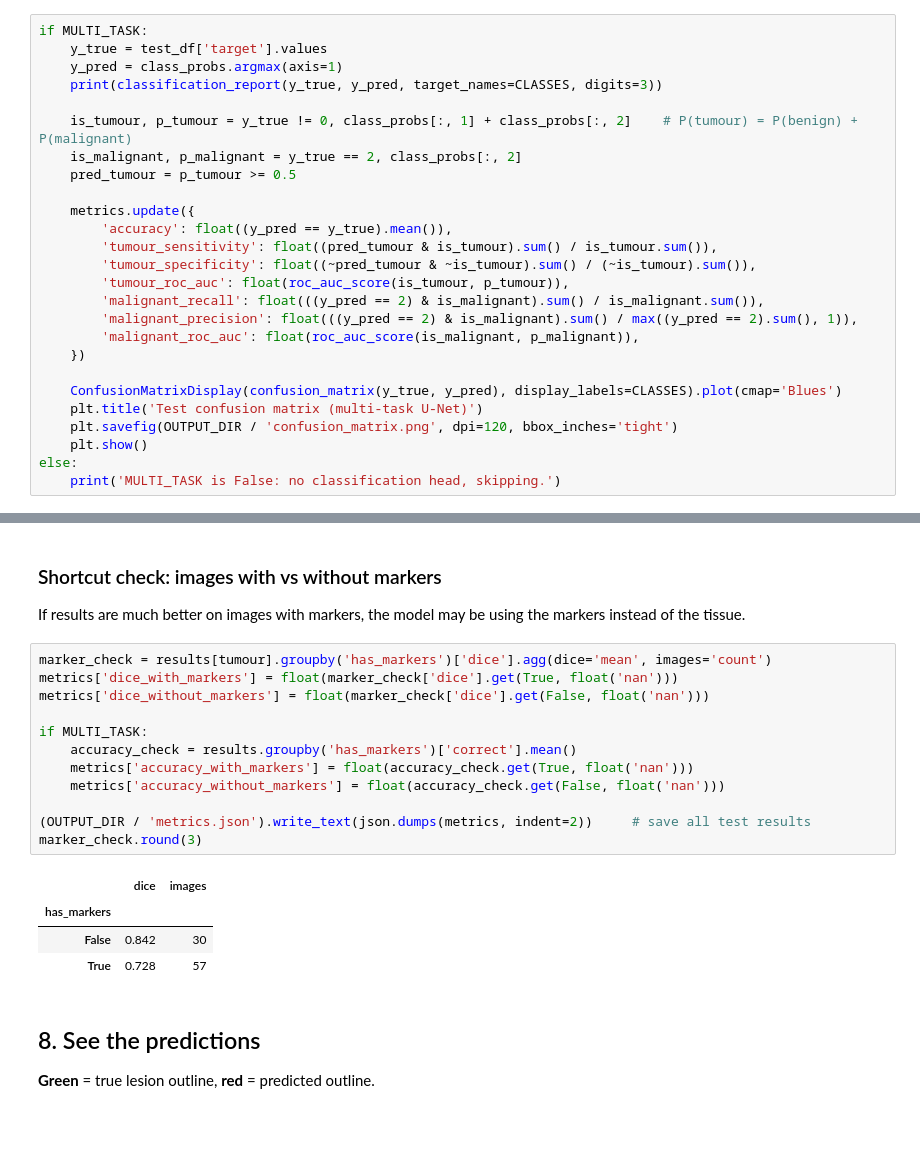
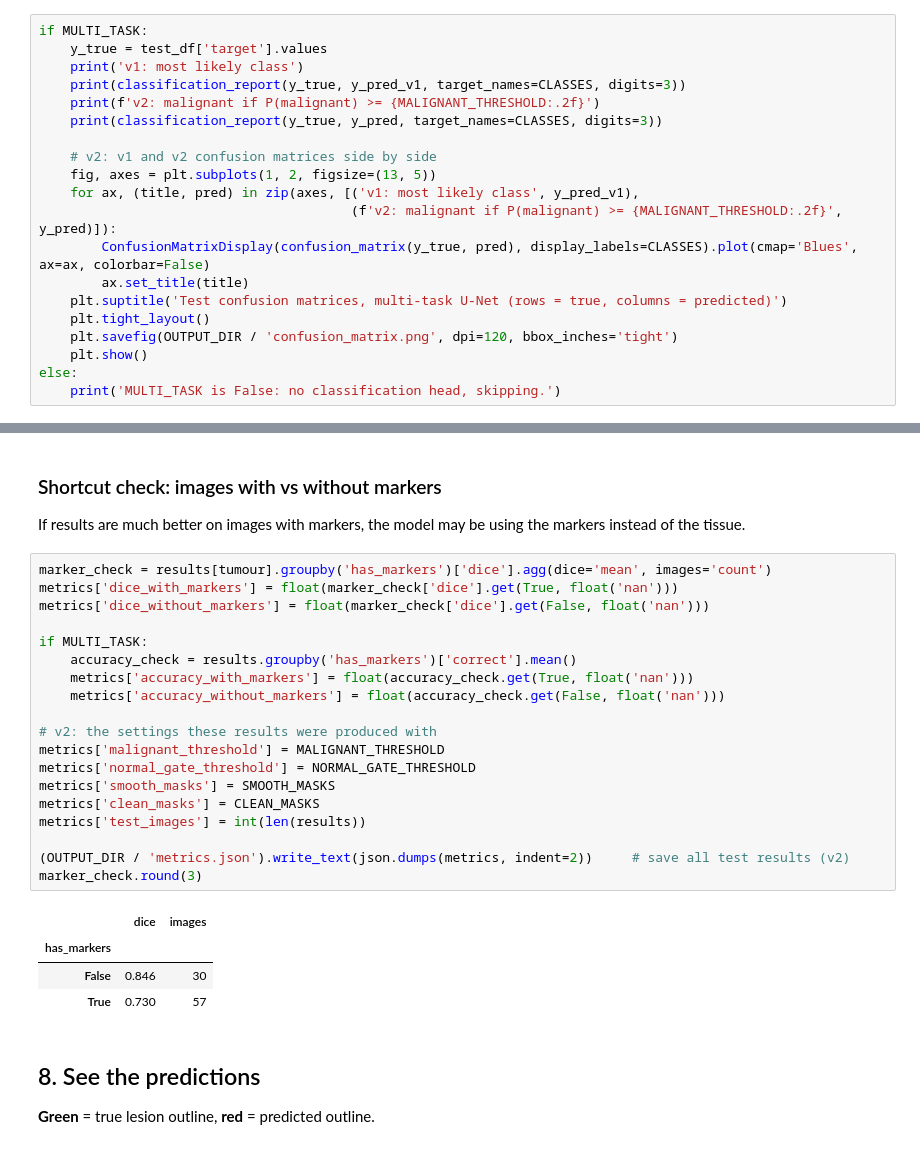
Before and after one commit to Prajwaln08/breast-cancer-detection, a Jupyter notebook: ultrasonic_scans/03_model_unet.ipynb, the cells around one changed output, grey strips where cells are left out. Cells and saved outputs as stored; diff of their text form.

```diff
--- a/ultrasonic_scans/03_model_unet.ipynb
+++ b/ultrasonic_scans/03_model_unet.ipynb
@@ -469,25 +742,19 @@ The same numbers as `02_model_classifier`, so the two models can be compared dir
 # %%
 if MULTI_TASK:
     y_true = test_df['target'].values
-    y_pred = class_probs.argmax(axis=1)
+    print('v1: most likely class')
+    print(classification_report(y_true, y_pred_v1, target_names=CLASSES, digits=3))
+    print(f'v2: malignant if P(malignant) >= {MALIGNANT_THRESHOLD:.2f}')
     print(classification_report(y_true, y_pred, target_names=CLASSES, digits=3))
 
-    is_tumour, p_tumour = y_true != 0, class_probs[:, 1] + class_probs[:, 2]    # P(tumour) = P(benign) + P(malignant)
-    is_malignant, p_malignant = y_true == 2, class_probs[:, 2]
-    pred_tumour = p_tumour >= 0.5
-
-    metrics.update({
-        'accuracy': float((y_pred == y_true).mean()),
-        'tumour_sensitivity': float((pred_tumour & is_tumour).sum() / is_tumour.sum()),
-        'tumour_specificity': float((~pred_tumour & ~is_tumour).sum() / (~is_tumour).sum()),
-        'tumour_roc_auc': float(roc_auc_score(is_tumour, p_tumour)),
-        'malignant_recall': float(((y_pred == 2) & is_malignant).sum() / is_malignant.sum()),
-        'malignant_precision': float(((y_pred == 2) & is_malignant).sum() / max((y_pred == 2).sum(), 1)),
-        'malignant_roc_auc': float(roc_auc_score(is_malignant, p_malignant)),
-    })
-
-    ConfusionMatrixDisplay(confusion_matrix(y_true, y_pred), display_labels=CLASSES).plot(cmap='Blues')
-    plt.title('Test confusion matrix (multi-task U-Net)')
+    # v2: v1 and v2 confusion matrices side by side
+    fig, axes = plt.subplots(1, 2, figsize=(13, 5))
+    for ax, (title, pred) in zip(axes, [('v1: most likely class', y_pred_v1),
+                                        (f'v2: malignant if P(malignant) >= {MALIGNANT_THRESHOLD:.2f}', y_pred)]):
+        ConfusionMatrixDisplay(confusion_matrix(y_true, pred), display_labels=CLASSES).plot(cmap='Blues', ax=ax, colorbar=False)
+        ax.set_title(title)
+    plt.suptitle('Test confusion matrices, multi-task U-Net (rows = true, columns = predicted)')
+    plt.tight_layout()
     plt.savefig(OUTPUT_DIR / 'confusion_matrix.png', dpi=120, bbox_inches='tight')
     plt.show()
 else:
@@ -510,20 +785,27 @@ If results are much better on images with markers, the model may be using the ma
 # %%
 marker_check = results[tumour].groupby('has_markers')['dice'].agg(dice='mean', images='count')
 metrics['dice_with_markers'] = float(marker_check['dice'].get(True, float('nan')))
 metrics['dice_without_markers'] = float(marker_check['dice'].get(False, float('nan')))
 
 if MULTI_TASK:
     accuracy_check = results.groupby('has_markers')['correct'].mean()
     metrics['accuracy_with_markers'] = float(accuracy_check.get(True, float('nan')))
     metrics['accuracy_without_markers'] = float(accuracy_check.get(False, float('nan')))
 
-(OUTPUT_DIR / 'metrics.json').write_text(json.dumps(metrics, indent=2))     # save all test results
+# v2: the settings these results were produced with
+metrics['malignant_threshold'] = MALIGNANT_THRESHOLD
+metrics['normal_gate_threshold'] = NORMAL_GATE_THRESHOLD
+metrics['smooth_masks'] = SMOOTH_MASKS
+metrics['clean_masks'] = CLEAN_MASKS
+metrics['test_images'] = int(len(results))
+
+(OUTPUT_DIR / 'metrics.json').write_text(json.dumps(metrics, indent=2))     # save all test results (v2)
 marker_check.round(3)
 # %% [output]
 |  | dice | images |
 | has_markers |  |  |
-| False | 0.842 | 30 |
-| True | 0.728 | 57 |
+| False | 0.846 | 30 |
+| True | 0.730 | 57 |
 # %% [markdown]
 ## 8. See the predictions
 
```
Also changed, not shown: parts of 23 cells of this notebook, 3 other files.
